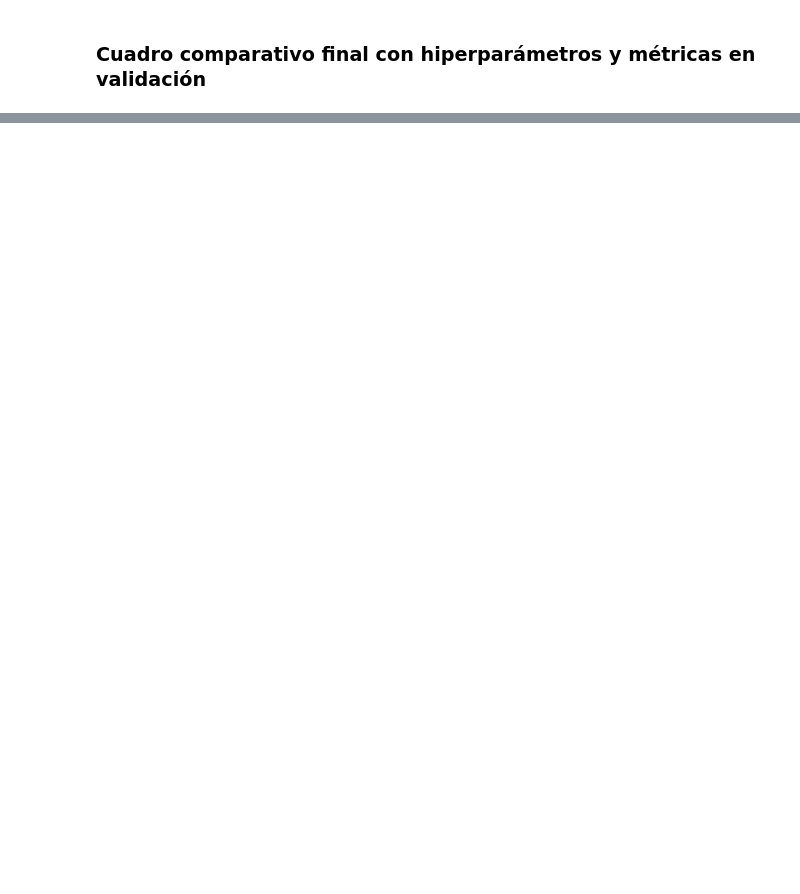
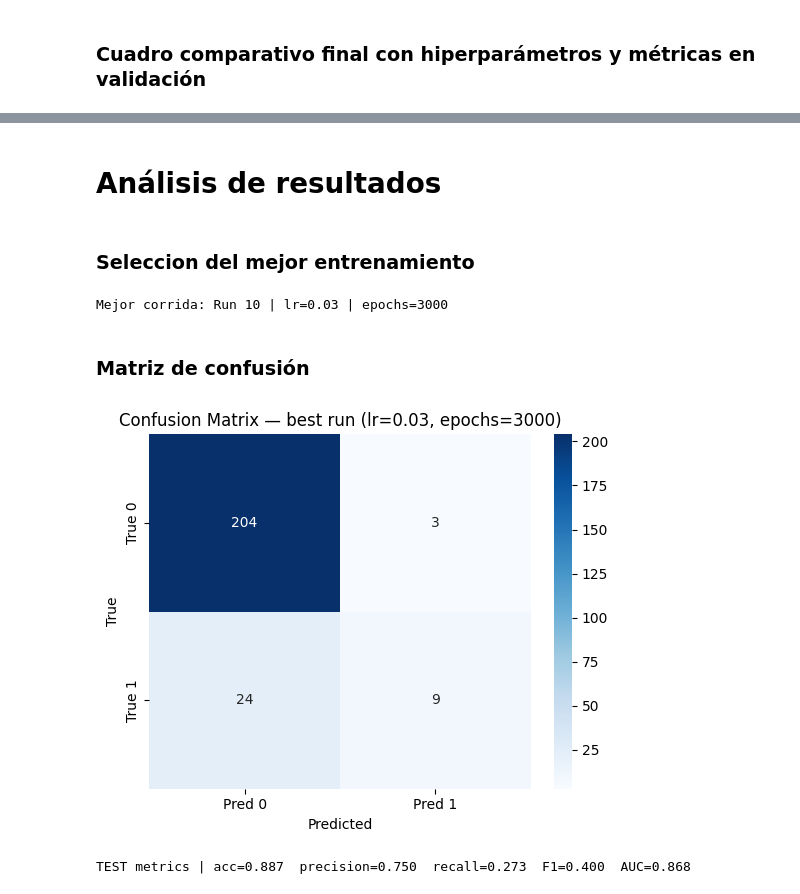
Before and after one commit to Idmc01/Tareas-IA, a Jupyter notebook: tarea2.ipynb, the cells around one changed output, grey strips where cells are left out. Saved outputs shown, nothing was run; the diff lists cells and outputs as text; code cells hidden in the pictures; blank space fills up the shorter version.

Commit message:
Analisis de resultados

```diff
--- a/tarea2.ipynb
+++ b/tarea2.ipynb
@@ -587,0 +585,67 @@ display(comp_df.style.background_gradient(subset=["accuracy","precision","recall
+# %% [markdown]
+# Análisis de resultados
+# %% [markdown]
+### Seleccion del mejor entrenamiento
+# %%
+sel_df = pd.DataFrame(results).copy()
+sel_df['_auc'] = sel_df['auc'].fillna(-1)
+sel_df = sel_df.sort_values(
+    by=['_auc', 'f1', 'val_acc', 'val_loss'],
+    ascending=[False, False, False, True]
+)
+
+best_row = sel_df.iloc[0]
+best_lr  = float(best_row['lr'])
+best_ep  = int(best_row['epochs'])
+best_idx = int(sel_df.index[0])
+
+print(f"Mejor corrida: Run {best_idx+1} | lr={best_lr} | epochs={best_ep}")
+# %% [output]
+Mejor corrida: Run 10 | lr=0.03 | epochs=3000
+# %% [markdown]
+### Matriz de confusión
+# %%
+from sklearn.metrics import confusion_matrix, accuracy_score, precision_score, recall_score, f1_score, roc_auc_score
+
+best_model = LogisticRegression(X_train_t.shape[1])
+best_criterion = nn.BCELoss()
+best_optim = optim.Adam(best_model.parameters(), lr=best_lr)
+
+for i in range(best_ep):
+    best_model.train()
+    best_optim.zero_grad()
+    out = best_model(X_train_t)
+    loss = best_criterion(out, y_train_t)
+    loss.backward()
+    best_optim.step()
+
+# Predicción en TEST
+best_model.eval()
+with torch.no_grad():
+    test_pred = best_model(X_test_t)
+    test_prob = test_pred.cpu().numpy().ravel()
+    y_true    = y_test_t.cpu().numpy().ravel().astype(int)
+    y_hat     = (test_prob >= 0.5).astype(int)
+
+# Métricas y matriz
+cm  = confusion_matrix(y_true, y_hat, labels=[0,1])
+acc = accuracy_score(y_true, y_hat)
+pre = precision_score(y_true, y_hat, zero_division=0)
+rec = recall_score(y_true, y_hat, zero_division=0)
+f1  = f1_score(y_true, y_hat, zero_division=0)
+auc = roc_auc_score(y_true, test_prob)
+
+# Mostrar matriz de confusión
+plt.figure(figsize=(5.5,4.5))
+sns.heatmap(cm, annot=True, fmt="d", cmap="Blues",
+            xticklabels=["Pred 0","Pred 1"], yticklabels=["True 0","True 1"])
+plt.title(f"Confusion Matrix — best run (lr={best_lr}, epochs={best_ep})")
+plt.xlabel("Predicted")
+plt.ylabel("True")
+plt.tight_layout()
+plt.show()
+
+print(f"TEST metrics | acc={acc:.3f}  precision={pre:.3f}  recall={rec:.3f}  F1={f1:.3f}  AUC={auc:.3f}")
+# %% [output]
+[figure, added]
+TEST metrics | acc=0.887  precision=0.750  recall=0.273  F1=0.400  AUC=0.868
```
Also changed, not shown: parts of 3 cells of this notebook.
